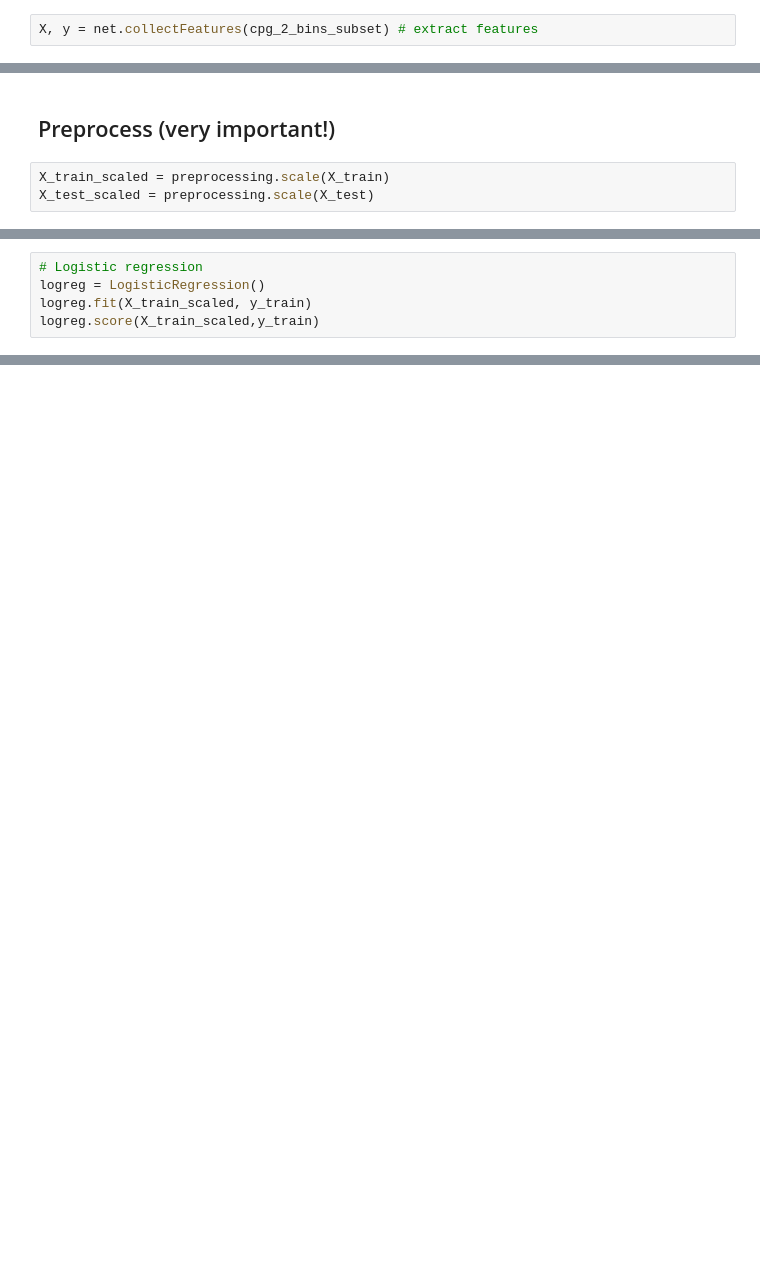
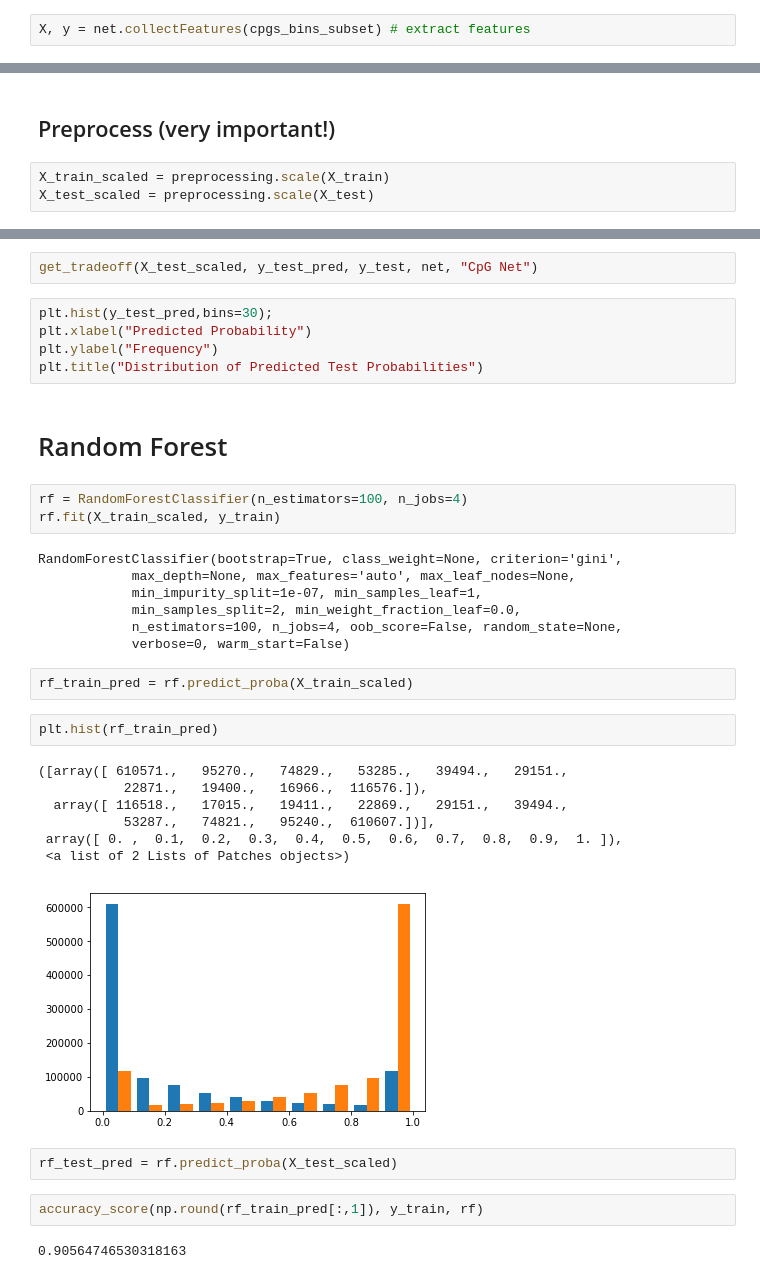
Before and after one commit to waterlandlab/PReLIM, a Jupyter notebook: CpG Net Pipeline.ipynb, the cells around one changed output, grey strips where cells are left out. Saved outputs shown, nothing was run; the diff lists cells and outputs as text; blank space fills up the shorter version.

```diff
--- a/CpG Net Pipeline.ipynb
+++ b/CpG Net Pipeline.ipynb
@@ -57,4 +75,4 @@ net = CpGNet(cpgDensity=2)
 # %% [markdown]
 # 5. Collect Feature Vectors
 # %%
-X, y = net.collectFeatures(cpg_2_bins_subset) # extract features
+X, y = net.collectFeatures(cpgs_bins_subset) # extract features
@@ -119,5 +109,0 @@ X_train_u_scaled_pca.shape
-# %%
-# Logistic regression
-logreg = LogisticRegression()
-logreg.fit(X_train_scaled, y_train)
-logreg.score(X_train_scaled,y_train)
@@ -133,0 +199,37 @@ rf.score(X_train_scaled, y_train)
+# %%
+get_tradeoff(X_test_scaled, y_test_pred, y_test, net, "CpG Net")
+# %%
+plt.hist(y_test_pred,bins=30);
+plt.xlabel("Predicted Probability")
+plt.ylabel("Frequency")
+plt.title("Distribution of Predicted Test Probabilities")
+# %% [markdown]
+# Random Forest
+# %%
+rf = RandomForestClassifier(n_estimators=100, n_jobs=4)
+rf.fit(X_train_scaled, y_train)
+# %% [output]
+RandomForestClassifier(bootstrap=True, class_weight=None, criterion='gini',
+            max_depth=None, max_features='auto', max_leaf_nodes=None,
+            min_impurity_split=1e-07, min_samples_leaf=1,
+            min_samples_split=2, min_weight_fraction_leaf=0.0,
+            n_estimators=100, n_jobs=4, oob_score=False, random_state=None,
+            verbose=0, warm_start=False)
+# %%
+rf_train_pred = rf.predict_proba(X_train_scaled)
+# %%
+plt.hist(rf_train_pred)
+# %% [output]
+([array([ 610571.,   95270.,   74829.,   53285.,   39494.,   29151.,
+           22871.,   19400.,   16966.,  116576.]),
+  array([ 116518.,   17015.,   19411.,   22869.,   29151.,   39494.,
+           53287.,   74821.,   95240.,  610607.])],
+ array([ 0. ,  0.1,  0.2,  0.3,  0.4,  0.5,  0.6,  0.7,  0.8,  0.9,  1. ]),
+ <a list of 2 Lists of Patches objects>)
+[figure, added]
+# %%
+rf_test_pred = rf.predict_proba(X_test_scaled)
+# %%
+accuracy_score(np.round(rf_train_pred[:,1]), y_train, rf)
+# %% [output]
+0.90564746530318163
```
Also changed, not shown: parts of 65 cells of this notebook, 4 other files.
